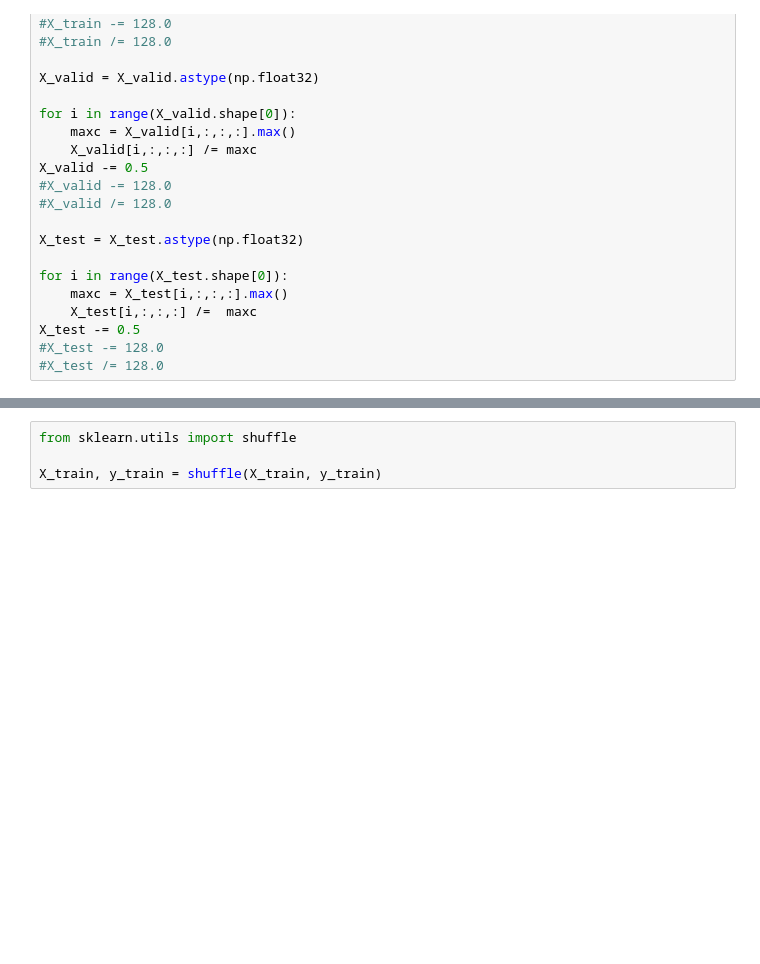
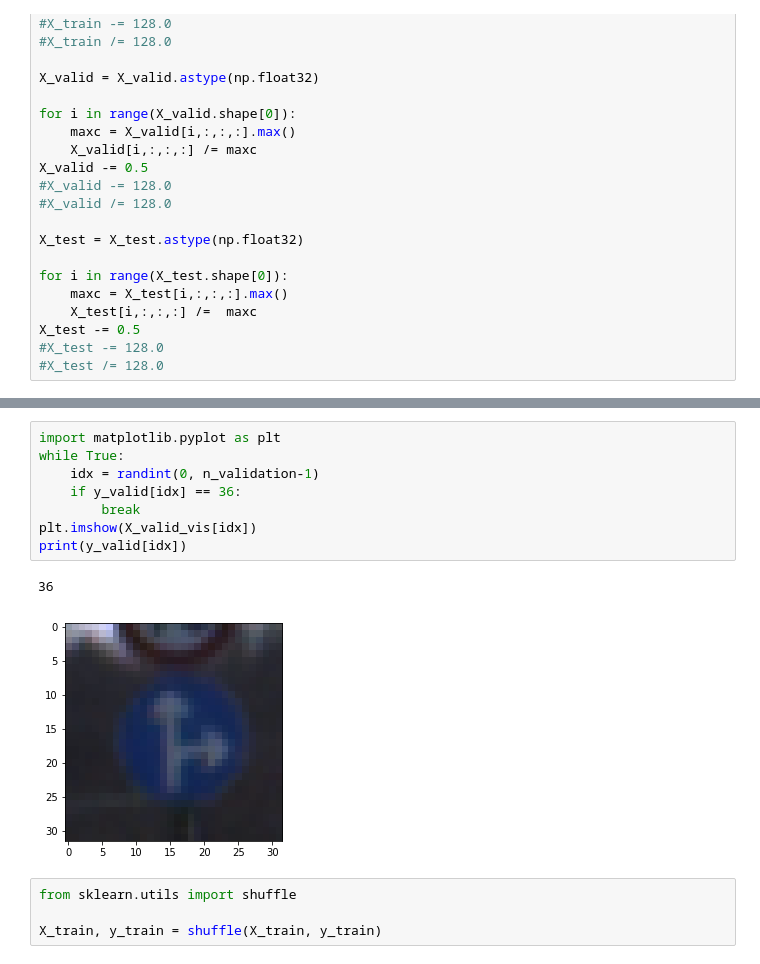
Before and after one commit to mischastik/CarND-Traffic-Sign-Classifier-Project, a Jupyter notebook: Traffic_Sign_Classifier.ipynb, the cells around one changed output, grey strips where cells are left out. Drawn from its saved outputs; the diff is of its cells as text; blank space fills up the shorter version.

```diff
--- a/Traffic_Sign_Classifier.ipynb
+++ b/Traffic_Sign_Classifier.ipynb
@@ -213,3 +229,14 @@ for i in range(16):
+# %%
+import matplotlib.pyplot as plt
+while True:
+    idx = randint(0, n_validation-1)
+    if y_valid[idx] == 36:
+        break
+plt.imshow(X_valid_vis[idx])
+print(y_valid[idx])
+# %% [output]
+36
+[figure, added]
 # %%
 from sklearn.utils import shuffle
 
```
Also changed, not shown: parts of 14 cells of this notebook.
